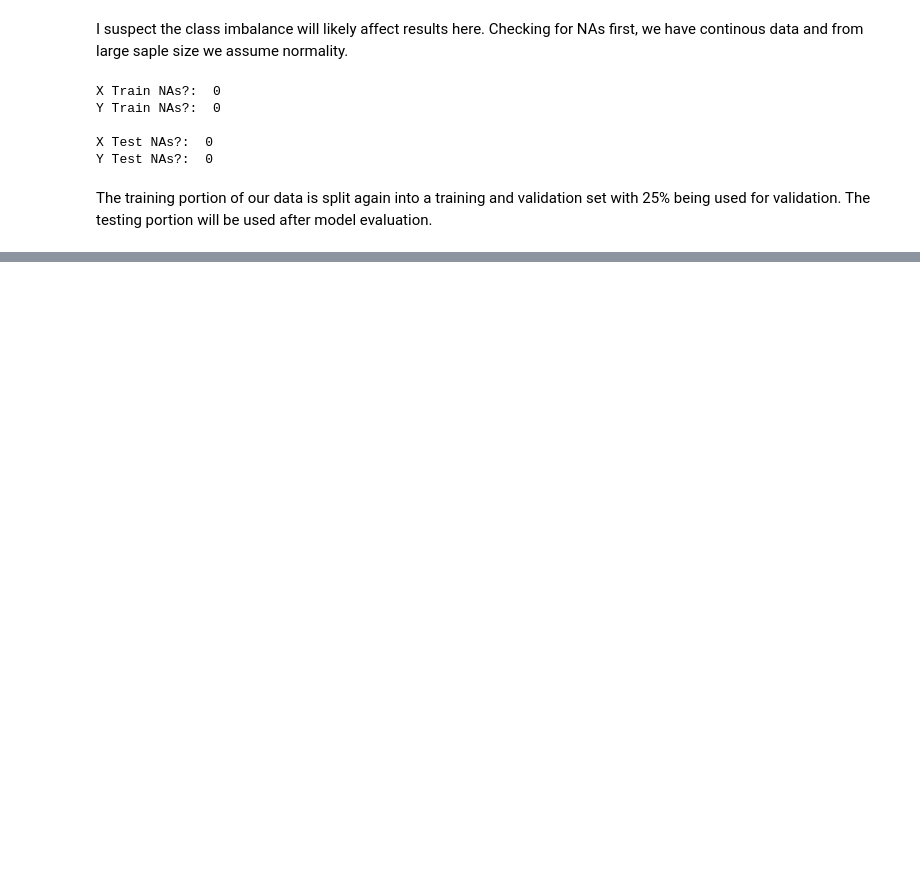
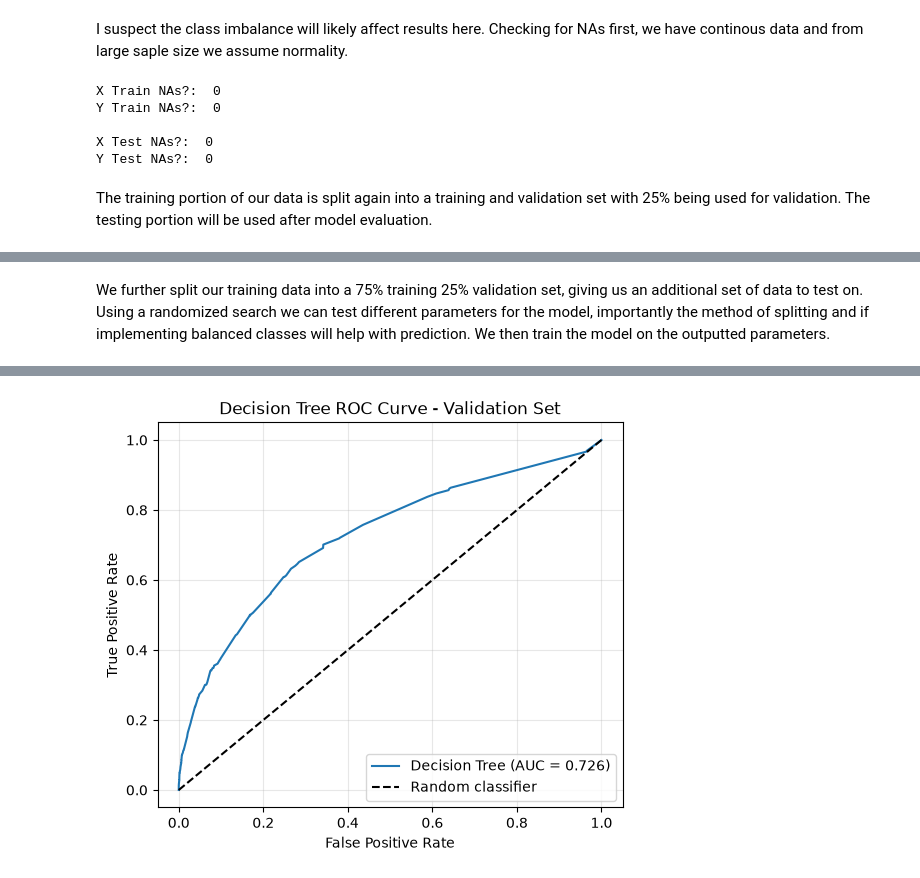
Before and after one commit to DiMino-0/Influenza-Outbreak-Event-Prediction, a Jupyter notebook: influenza.ipynb, the cells around one changed output, grey strips where cells are left out. Cells and saved outputs as stored; diff of their text form; code cells hidden in the pictures; blank space fills up the shorter version.

```diff
--- a/influenza.ipynb
+++ b/influenza.ipynb
@@ -224,0 +311,70 @@ print("ROC AUC Score:", roc_auc)
+# %% [markdown]
+We further split our training data into a 75% training 25% validation set, giving us an additional set of data to test on. Using a randomized search we can test different parameters for the model, importantly the method of splitting and if implementing balanced classes will help with prediction. We then train the model on the outputted parameters.
+# %%
+from sklearn.tree import DecisionTreeClassifier
+from sklearn.model_selection import RandomizedSearchCV
+from sklearn.metrics import roc_curve
+import matplotlib.pyplot as plt
+
+X_train, X_val, y_train, y_val = train_test_split(X_train_all, y_train_all, test_size=0.25, random_state=42, stratify=y_train_all)
+
+param_distributions = {
+    "criterion": ["gini", "entropy", "log_loss"],
+    "max_depth": [8, 12, 16, 20, None],
+    "min_samples_leaf": [1, 2, 5, 10, 20],
+    "min_samples_split": [2, 5, 10, 20],
+    "max_features": [None, "sqrt", "log2"],
+    "class_weight": [None, "balanced"]
+}
+
+tree_search = RandomizedSearchCV(
+    estimator=DecisionTreeClassifier(random_state=42),
+    param_distributions=param_distributions,
+    n_iter=12,
+    scoring="roc_auc",
+    cv=3,
+    n_jobs=-1,
+    random_state=42,
+    verbose=1
+)
+
+tree_search.fit(X_train, y_train)
+
+dtree = tree_search.best_estimator_
+
+print("Best parameters:", tree_search.best_params_)
+print("Best cross-validation ROC AUC:", tree_search.best_score_)
+
+
+# Fit Decision tree model
+dtree = DecisionTreeClassifier(criterion="entropy", splitter="best", class_weight="balanced",
+                                min_samples_split=10, min_samples_leaf=10, max_features="sqrt", max_depth=8, random_state=42, )
+dtree.fit(X_train, y_train)
+
+# Predict and evaluate
+y_val_pred = dtree.predict(X_val)
+y_val_prob = np.asarray(dtree.predict_proba(X_val))[:, 1]
+
+#Metrics on validation set
+print("Validation Accuracy:", accuracy_score(y_val, y_val_pred))
+
+print("\nDecision Tree Classification report")
+print(classification_report(y_val, y_val_pred, target_names=['Inactive (0)', 'Active Flu (1)'], zero_division=0))
+
+print("Confusion Matrix")
+print(confusion_matrix(y_val, y_val_pred))
+
+roc_auc = roc_auc_score(y_val, y_val_prob)
+print("ROC AUC Score:", roc_auc)
+
+fpr, tpr, _ = roc_curve(y_val, y_val_prob)
+plt.figure(figsize=(6, 5))
+plt.plot(fpr, tpr, label=f"Decision Tree (AUC = {roc_auc:.3f})")
+plt.plot([0, 1], [0, 1], "k--", label="Random classifier")
+plt.xlabel("False Positive Rate")
+plt.ylabel("True Positive Rate")
+plt.title("Decision Tree ROC Curve - Validation Set")
+plt.legend(loc="lower right")
+plt.grid(alpha=0.3)
+plt.show()
+# %% [output]
@@ -224,0 +400 @@ print("ROC AUC Score:", roc_auc)
+[figure, added]
```
Also changed, not shown: parts of 10 cells of this notebook.
